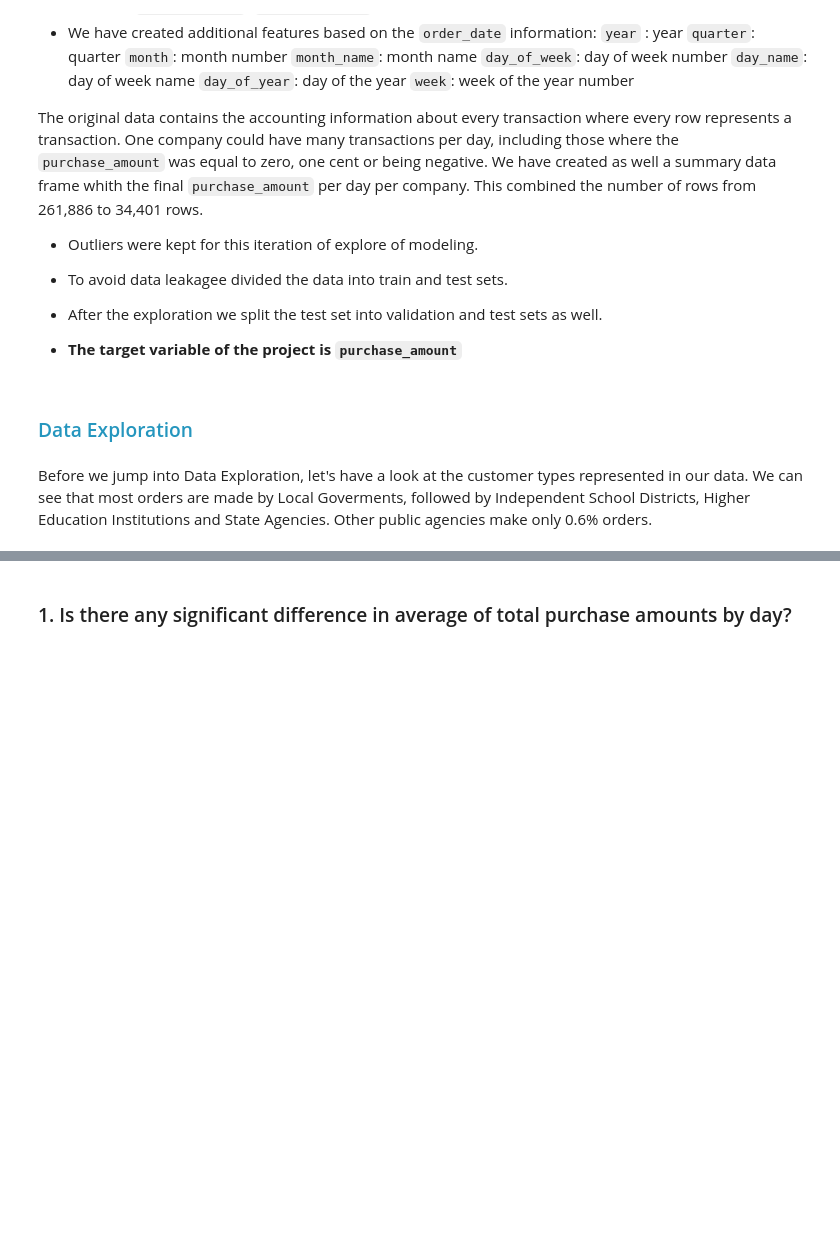
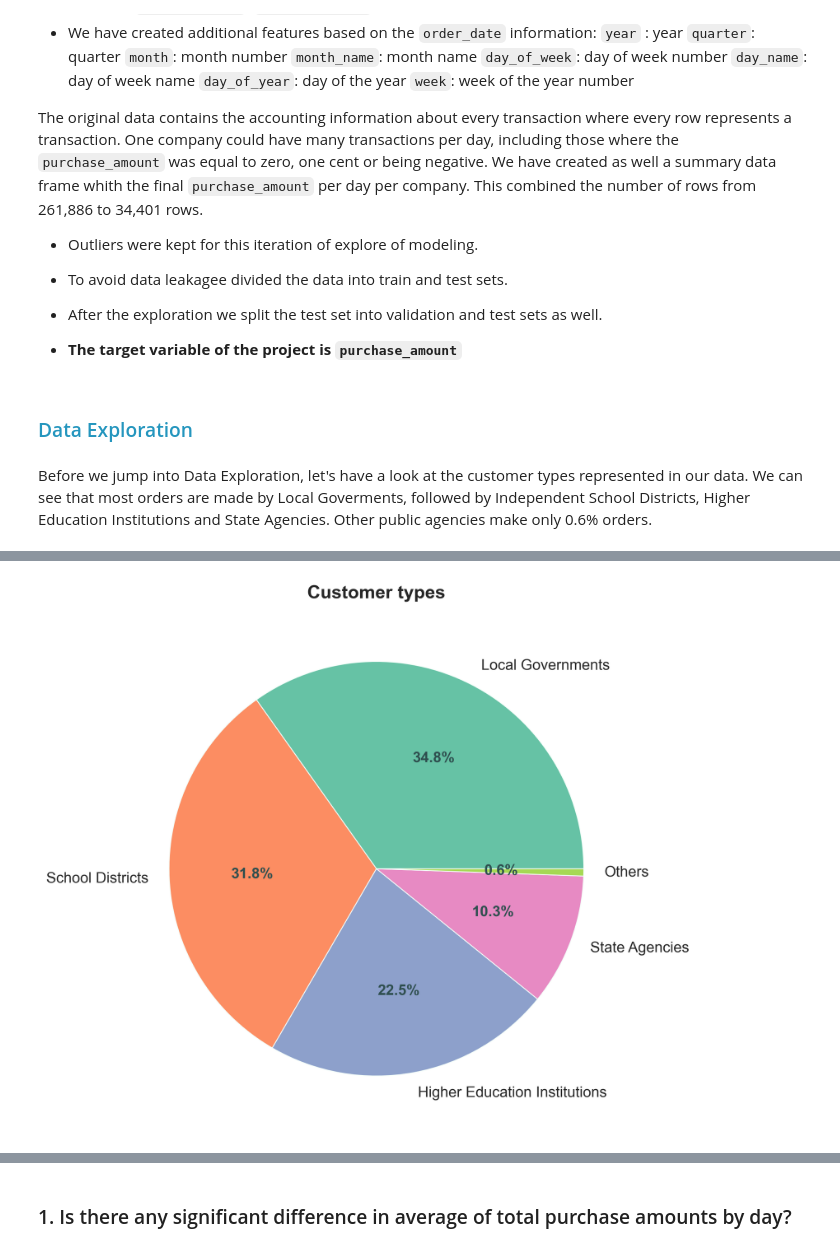
Before and after one commit to The-Real-MVPs/cisco-time-series-analysis, a Jupyter notebook: yvette_ibarra/draft_final_notebook-Copy1.ipynb, the cells around one changed output, grey strips where cells are left out. Cells and saved outputs as stored; diff of their text form; code cells hidden in the pictures; blank space fills up the shorter version.

```diff
--- a/yvette_ibarra/draft_final_notebook-Copy1.ipynb
+++ b/yvette_ibarra/draft_final_notebook-Copy1.ipynb
@@ -63,3 +98,20 @@ The original data contains the accounting information about every transaction wh
 <h3 style="color:#2596be;">Data Exploration</h3>
 # %% [markdown]
 Before we jump into Data Exploration, let's have a look at the customer types represented in our data. We can see that most orders are made by Local Goverments, followed by  Independent School Districts, Higher Education Institutions and State Agencies. Other public agencies make only 0.6% orders.
+# %%
+##### get the data
+df = s.get_summary_df(wr.get_clean_data(start2018=True))
+# define target vaiable
+target = 'purchase_amount'
+#### split into train, validate, test sets
+train, test = wr.split_data(df)
+validate = test.loc[:'2022-06'].copy()
+test = test.loc['2022-07':].copy()
+# get time series with the daily resample
+X_train_ts = train.purchase_amount.copy().resample('D').sum()
+X_validate_ts = validate.purchase_amount.copy().resample('D').sum()
+X_test_ts = test.purchase_amount.copy().resample('D').sum()
+# data frames out of the TS
+X_train = X_train_ts.to_frame()
+X_validate = X_validate_ts.to_frame()
+X_test = X_test_ts.to_frame()
@@ -66,3 +163,37 @@ Before we jump into Data Exploration, let's have a look at the customer types re
 # %%
 # call pie chart with
-ex.viz_customer_types()
+
+
+def autopct_format(values):
+    '''
+    the function accept value_counts from outcome_type
+    puts it in % format ready to use in pie charts
+    '''
+    def my_format(pct):
+        total = sum(values)
+        val = int(round(pct*total/100.0))
+        return '{:.1f}%'.format(pct, v=val)
+    return my_format
+
+def viz_customer_types():
+    '''
+    the function creates a pie chart for customer types
+    '''
+    piechart_labels = ['Local Governments','School Districts', 'Higher Education Institutions', 'State Agencies', 'Others']
+    values = train.customer_type.value_counts(normalize=True).tolist()
+    plt.figure(figsize=(8, 8))
+
+    patches, texts, pcts = plt.pie(values, labels=piechart_labels,
+            colors=sns.color_palette('Set2'), autopct=autopct_format(values),
+            shadow=False, textprops={'fontsize': 13},wedgeprops = { 'linewidth' : .75, 'edgecolor' : 'mintcream' })
+
+    plt.setp(pcts, color='darkslategray', fontweight='bold')
+    plt.title('Customer types')
+    plt.show()
+
+
+
+
+viz_customer_types()
+# %% [output]
+[figure, added]
```
Also changed, not shown: parts of 10 cells of this notebook, 1 other file.
